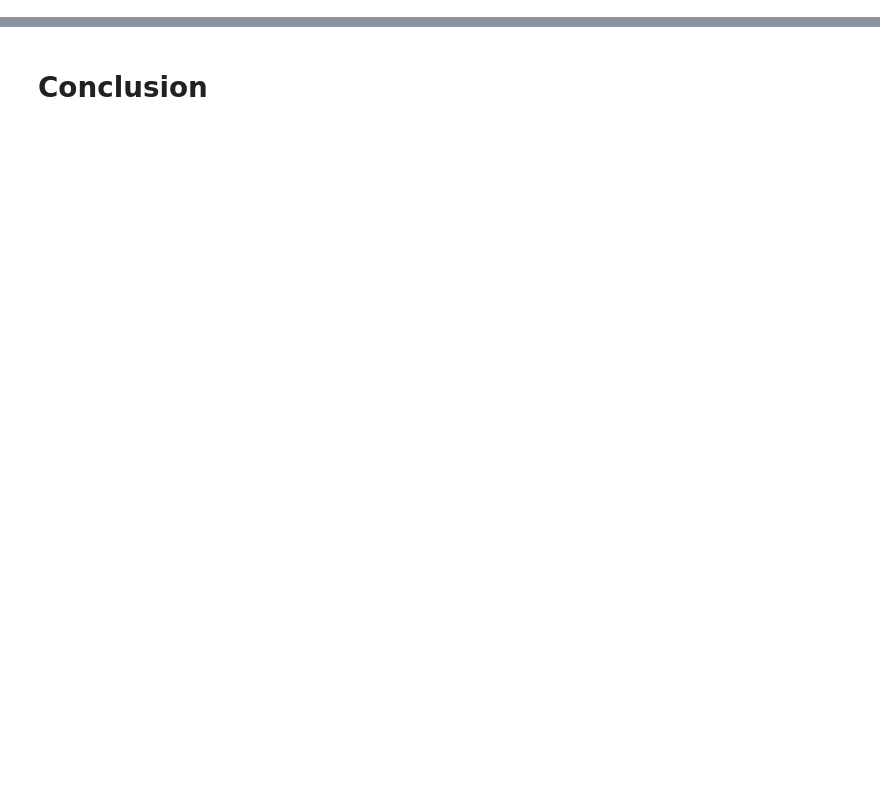
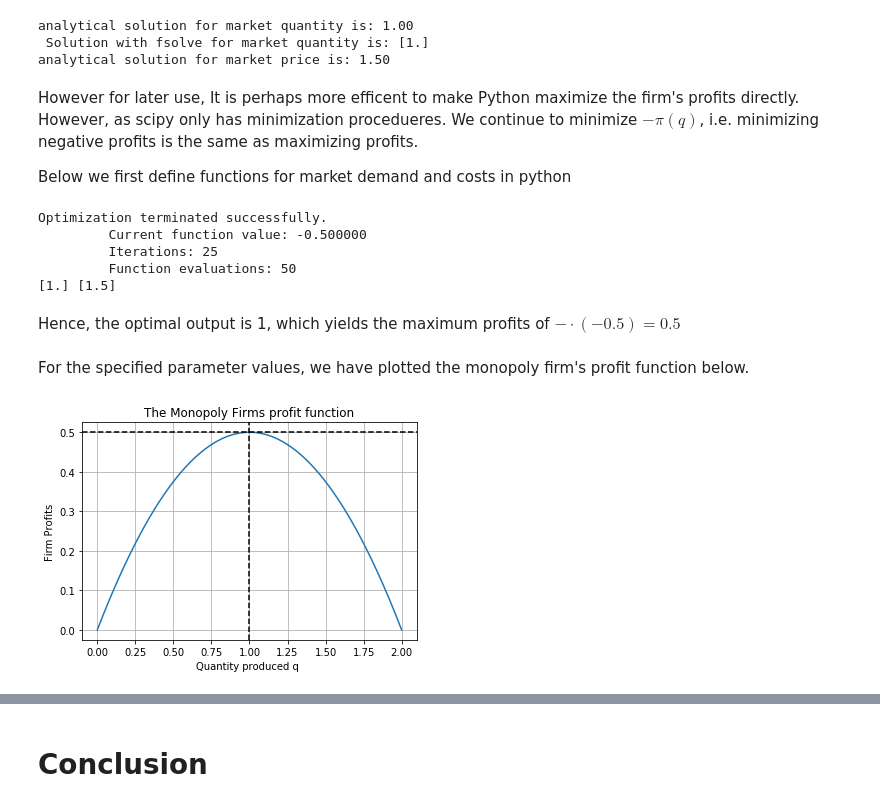
Before and after one commit to NumEconCopenhagen/projects-2019-peter-larsens-kaffe-m-havre, a Jupyter notebook: modelproject/modelproject.ipynb, the cells around one changed output, grey strips where cells are left out. Cells and saved outputs as stored; diff of their text form; code cells hidden in the pictures; blank space fills up the shorter version.

```diff
--- a/modelproject/modelproject.ipynb
+++ b/modelproject/modelproject.ipynb
@@ -24,0 +74,16 @@ First we define all **symbols**:
+# %%
+A = 4
+alpha = 2
+c = 1
+output = optimize.fsolve(lambda q: 2-q-1,0)
+print(f'analytical solution for market quantity is: {Mq_func(A,alpha,c):.2f}')
+print(f' Solution with fsolve for market quantity is: {output}')
+print(f'analytical solution for market price is: {Mp_func(A,alpha,c):.2f}')
+# %% [output]
+analytical solution for market quantity is: 1.00
+ Solution with fsolve for market quantity is: [1.]
+analytical solution for market price is: 1.50
+# %% [markdown]
+However for later use, It is perhaps more efficent to make Python maximize the firm's profits directly. However, as scipy only has minimization procedueres. We continue to minimize $-\pi(q)$, i.e. minimizing negative profits is the same as maximizing profits.
+
+Below we first define functions for market demand and costs in python
@@ -24,0 +96,45 @@ First we define all **symbols**:
+# %%
+def minus_profits(q,*args):         # we want to see profits as a function of q when we maximize profits or
+    return -(demand(q)*q-cost(q,c)) # minimize minus_profits; hence c is specified as "*args", when calling fmin
+                                    # we specify the c in the "args=(c,)"
+x0 = 0 # Initial guess
+c = 1.0 # Specify the value of the constant cost 'c'
+A=4.0 # Specify the value of the Constant in the market demand function Q(p)
+alpha=2.0 # Specify the  slope coefficient in Q(p)
+
+output = optimize.fmin(minus_profits,x0,args=(c,)) # note the comma in "args(c,)"; it needs to be there!
+price=A/alpha-1/alpha*output
+print(output,price)
+# %% [output]
+Optimization terminated successfully.
+         Current function value: -0.500000
+         Iterations: 25
+         Function evaluations: 50
+[1.] [1.5]
+# %% [markdown]
+Hence, the optimal output is 1, which yields the maximum profits of $-\cdot(-0.5)=0.5$
+# %% [markdown]
+For the specified parameter values, we have plotted the monopoly firm's profit function below.
+# %%
+# Define the expression whose roots we want to find
+
+A = 4.0 # Specify the value of the Constant in the market demand function Q(p)
+alpha = 2.0 # Specify the  slope coefficient in Q(p)
+c = 1.0 # Specify the value of the constant cost 'c'
+
+func = lambda q : (A/alpha-q/alpha)*q-c*q # Defines the profit function using a lambda function.
+
+# Plot the profit function
+
+q = np.linspace(0, 2, 200) # Return evenly spaced numbers over a specified interval from 0 to 2 .
+
+plt.plot(q, func(q)) # -minus_profits(q) could have been used instead of func(q). But we wanted to show the lambda function.
+plt.axhline(y=0.5,linestyle='dashed',color='k') # creates a horizontal line in the plot at func(q)=0.5
+plt.axvline(x=1,linestyle='dashed',color='k') # creates a vertical line in the plot at  q=0.5
+plt.xlabel("Quantity produced q ")
+plt.ylabel("Firm Profits")
+plt.grid()
+plt.title('The Monopoly Firms profit function')
+plt.show()
+# %% [output]
+[figure, added]
```
Also changed, not shown: parts of 75 cells of this notebook.
